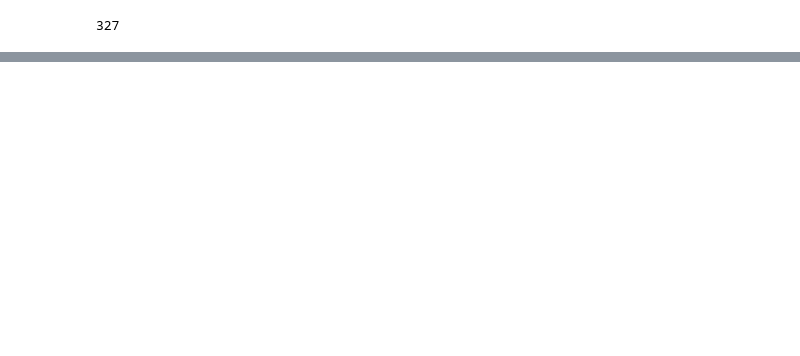
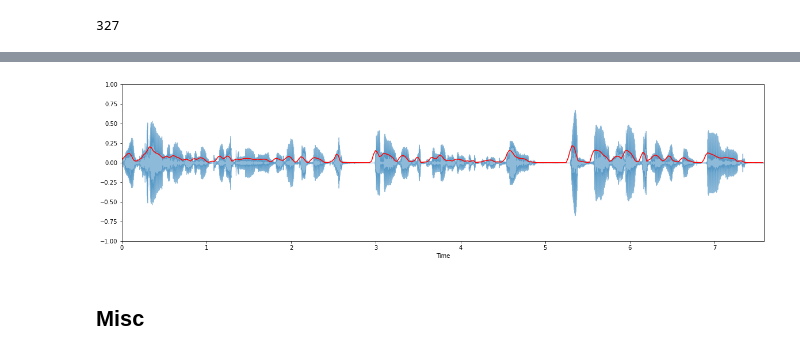
Before and after one commit to mehdihosseinimoghadam/Signal-Processing, a Jupyter notebook: Basics.ipynb, the cells around one changed output, grey strips where cells are left out. Saved outputs shown, nothing was run; the diff lists cells and outputs as text; code cells hidden in the pictures; blank space fills up the shorter version.

```diff
--- a/Basics.ipynb
+++ b/Basics.ipynb
@@ -62,0 +80,27 @@ plt.show()
+# %%
+def RMSE(signal, frame_size, hop_size):
+  rmse = []
+  for i in range(0, len(signal), hop_size):
+    e = np.sqrt(sum(signal[i: frame_size + i]**2)/frame_size)
+    rmse.append(e)
+  return(rmse)
+# %%
+rmse = RMSE(data, 1024, 512)
+# %%
+frames = range(len(rmse))
+t = librosa.frames_to_time(frames, hop_length=512)
+# %%
+# amplitude envelope is graphed in red
+
+plt.figure(figsize=(20,5))
+librosa.display.waveplot(data, alpha=0.5)
+plt.plot(t, rmse, color="r")
+# plt.plot(t, lae, color="g")
+plt.ylim((-1, 1))
+
+
+plt.show()
+# %% [output]
+[figure, added]
+# %% [markdown]
+## Misc
```
Also changed, not shown: parts of 21 cells of this notebook.
